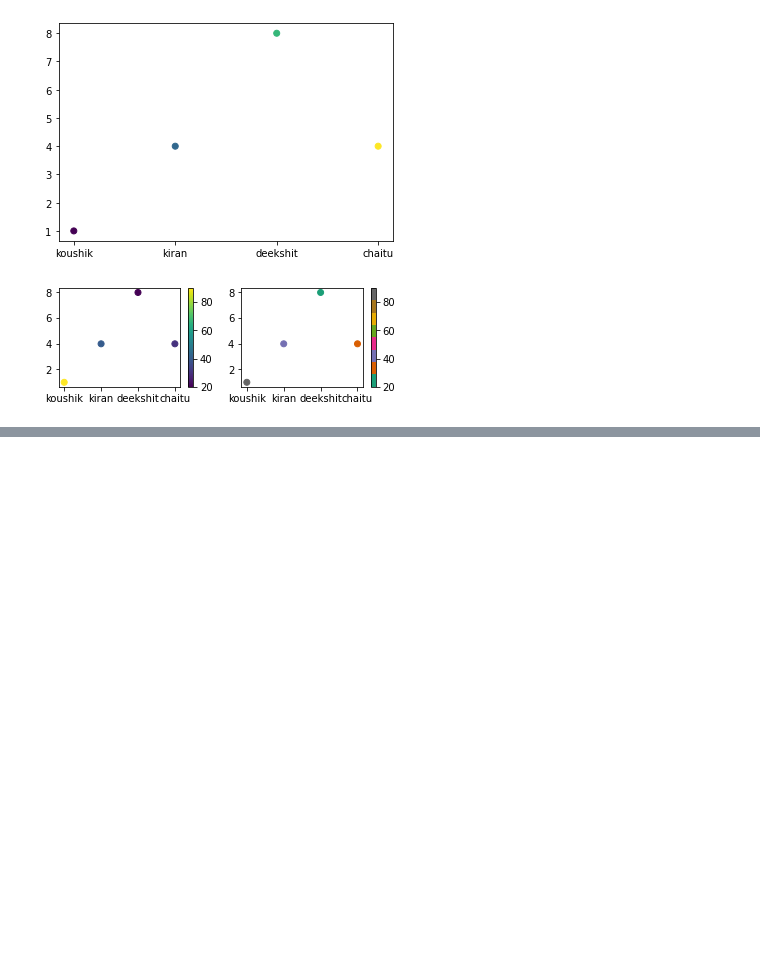
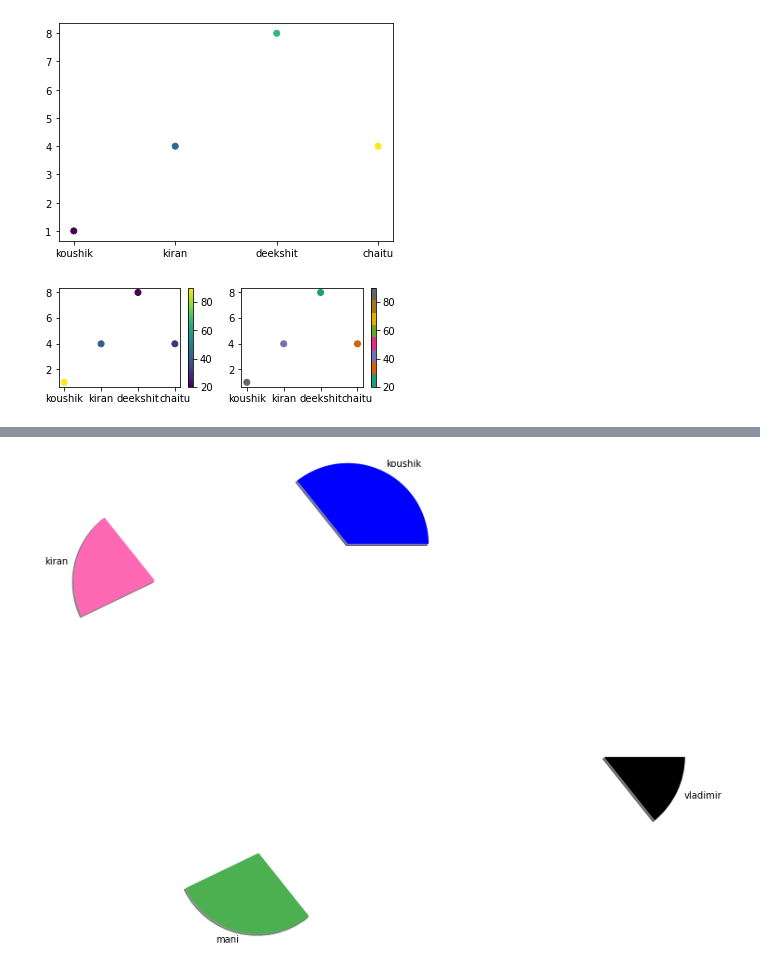
Before and after one commit to suryakiran23/PYTHON, a Jupyter notebook: Python_(1012).ipynb, the cells around one changed output, grey strips where cells are left out. Saved outputs shown, nothing was run; the diff lists cells and outputs as text; code cells hidden in the pictures; blank space fills up the shorter version.

```diff
--- a/Python_(1012).ipynb
+++ b/Python_(1012).ipynb
@@ -2737,0 +2764,11 @@ mp.show()
+# %%
+import matplotlib.pyplot as mp
+import numpy as np
+x=np.array(["koushik","kiran","mani","vladimir"])
+y=np.array([50,30,40,20])
+colors=np.array(["b","hotpink","#4CAF50","k"])
+bump=np.array([1,2,3,4])
+mp.pie(y,labels=x,colors=colors,explode=bump,shadow=True,startangle=0)
+mp.show()
+# %% [output]
+[figure, added]
```
Also changed, not shown: parts of 6 cells of this notebook.
